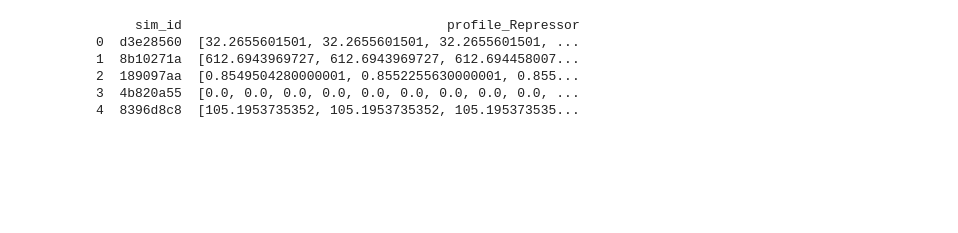
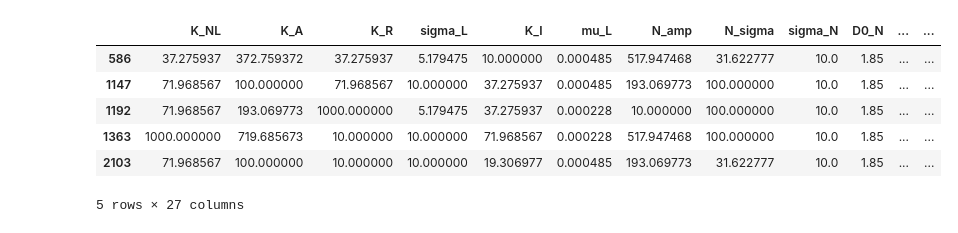
Before and after one commit to nlammers371/killi-dynamics, a Jupyter notebook: symmetry_breaking/analysis/assess_sweep_reslts.ipynb, the cells around one changed output. Saved outputs shown, nothing was run; the diff lists cells and outputs as text; code cells hidden in the pictures; blank space fills up the shorter version.

```diff
--- a/symmetry_breaking/analysis/assess_sweep_reslts.ipynb
+++ b/symmetry_breaking/analysis/assess_sweep_reslts.ipynb
@@ -52,11 +52,13 @@ nodal_df.to_csv(root / f"{sweep_name}_nodal_df.csv", index=False)
 lefty_df.to_csv(root / f"{sweep_name}_lefty_df.csv", index=False)
 rho_df.to_csv(root / f"{sweep_name}_rho_df.csv", index=False)
 # %%
-print(lefty_df.head())
+ind = np.where((df["max_fold_change"] > 10) & (df["roi_frac"] > 0.9))[0]
+df.loc[ind, :].head()
 # %% [output]
+|  | K_NL | K_A | K_R | sigma_L | K_I | mu_L | N_amp | N_sigma | sigma_N | D0_N | ... | ... |
+| 586 | 37.275937 | 372.759372 | 37.275937 | 5.179475 | 10.000000 | 0.000485 | 517.947468 | 31.622777 | 10.0 | 1.85 | ... | ... |
+| 1147 | 71.968567 | 100.000000 | 71.968567 | 10.000000 | 37.275937 | 0.000485 | 193.069773 | 100.000000 | 10.0 | 1.85 | ... | ... |
+| 1192 | 71.968567 | 193.069773 | 1000.000000 | 5.179475 | 37.275937 | 0.000228 | 10.000000 | 100.000000 | 10.0 | 1.85 | ... | ... |
+| 1363 | 1000.000000 | 719.685673 | 10.000000 | 10.000000 | 71.968567 | 0.000228 | 517.947468 | 100.000000 | 10.0 | 1.85 | ... | ... |
+| 2103 | 71.968567 | 100.000000 | 10.000000 | 10.000000 | 19.306977 | 0.000485 | 193.069773 | 31.622777 | 10.0 | 1.85 | ... | ... |
-     sim_id                                  profile_Repressor
-0  d3e28560  [32.2655601501, 32.2655601501, 32.2655601501, ...
-1  8b10271a  [612.6943969727, 612.6943969727, 612.694458007...
-2  189097aa  [0.8549504280000001, 0.8552255630000001, 0.855...
-3  4b820a55  [0.0, 0.0, 0.0, 0.0, 0.0, 0.0, 0.0, 0.0, 0.0, ...
-4  8396d8c8  [105.1953735352, 105.1953735352, 105.195373535...
+5 rows × 27 columns
```
Also changed, not shown: parts of 6 cells of this notebook, 2 other files.
